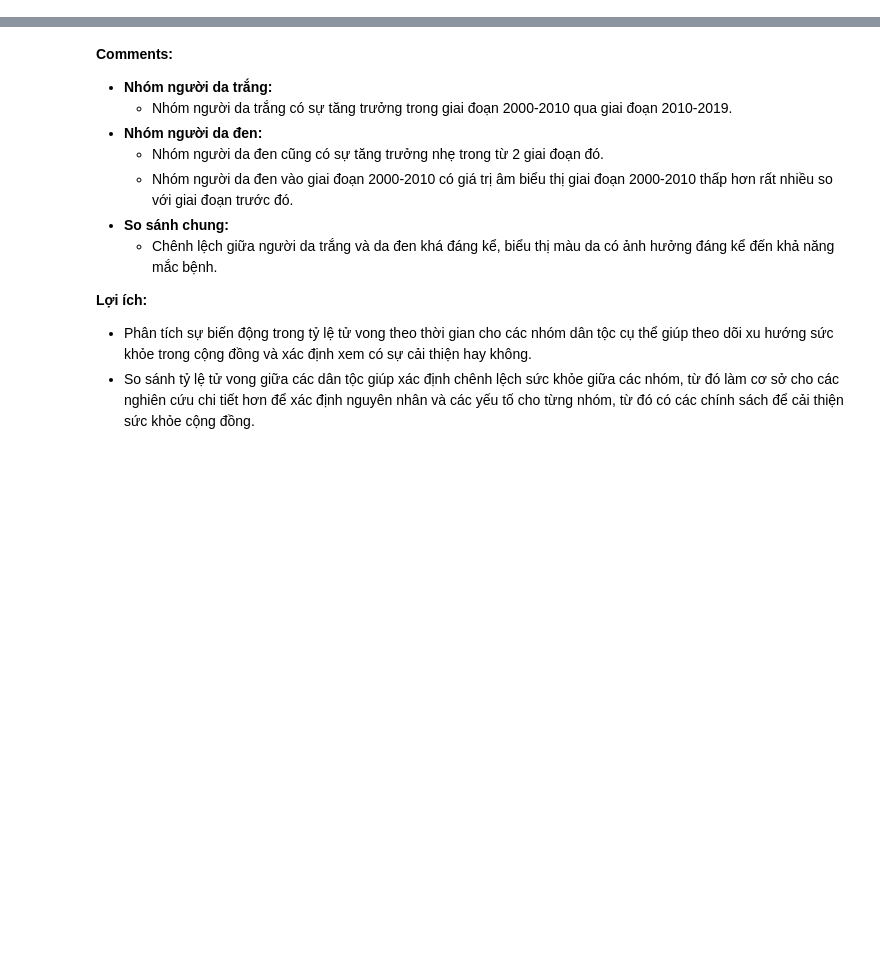
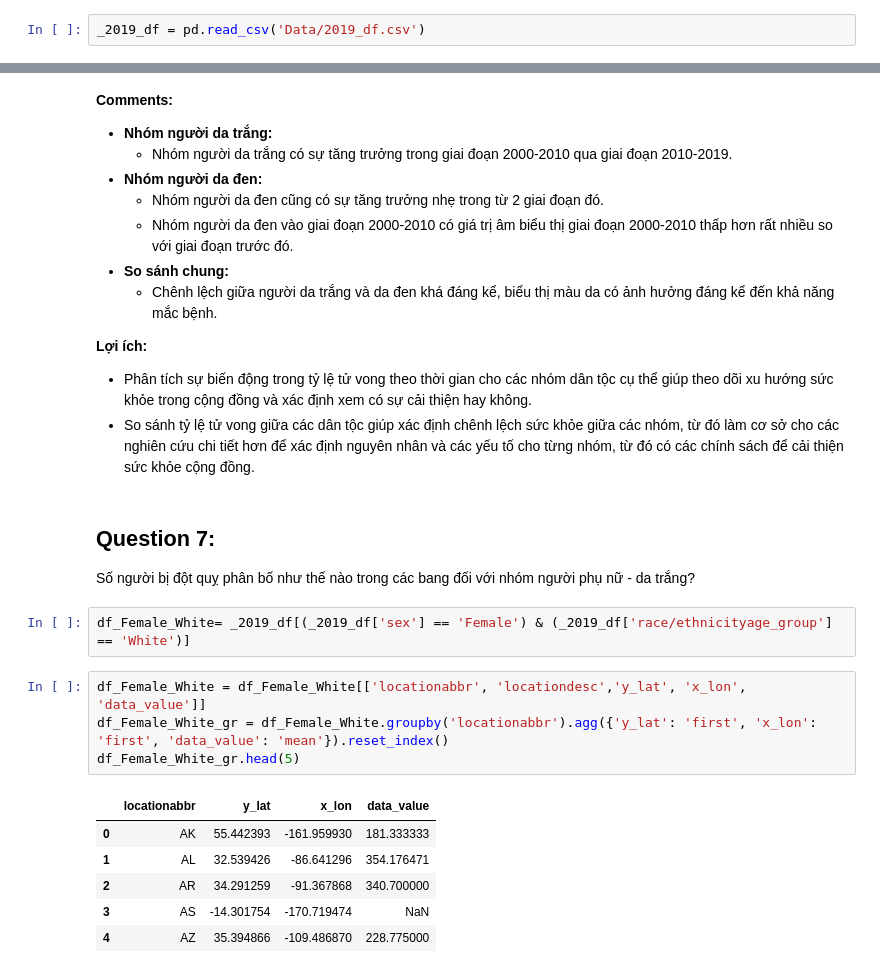
Before and after one commit to GenNyu/Intro2DS, a Jupyter notebook: Make_questions.ipynb, the cells around one changed output, grey strips where cells are left out. Saved outputs shown, nothing was run; the diff lists cells and outputs as text; blank space fills up the shorter version.

```diff
--- a/Make_questions.ipynb
+++ b/Make_questions.ipynb
@@ -8,6 +10,8 @@ First, let's read data in to DataFrame
 smoothed_rate_df = pd.read_csv('./Data/smoothed_rate_df.csv')
 # %%
 total_percent_df = pd.read_csv('./Data/total_percent_df.csv')
+# %%
+_2019_df = pd.read_csv('Data/2019_df.csv')
 # %% [markdown]
 ## Question 1:
 Sự khác biệt giữa các nhóm dân tộc: Tỷ lệ này khác nhau như thế nào giữa các nhóm dân tộc khác nhau? Có sự khác biệt đáng kể về tỷ lệ giữa các nhóm dân tộc?
@@ -289,3 +280,19 @@ plt.show()
 **Lợi ích:**
 - Phân tích sự biến động trong tỷ lệ tử vong theo thời gian cho các nhóm dân tộc cụ thể giúp theo dõi xu hướng sức khỏe trong cộng đồng và xác định xem có sự cải thiện hay không.
 - So sánh tỷ lệ tử vong giữa các dân tộc giúp xác định chênh lệch sức khỏe giữa các nhóm, từ đó làm cơ sở cho các nghiên cứu chi tiết hơn để xác định nguyên nhân và các yếu tố cho từng nhóm, từ đó có các chính sách để cải thiện sức khỏe cộng đồng.
+# %% [markdown]
+## Question 7:
+Số người bị đột quỵ phân bố như thế nào trong các bang đối với nhóm người phụ nữ - da trắng?
+# %%
+df_Female_White= _2019_df[(_2019_df['sex'] == 'Female') & (_2019_df['race/ethnicityage_group'] == 'White')]
+# %%
+df_Female_White = df_Female_White[['locationabbr', 'locationdesc','y_lat', 'x_lon', 'data_value']]
+df_Female_White_gr = df_Female_White.groupby('locationabbr').agg({'y_lat': 'first', 'x_lon': 'first', 'data_value': 'mean'}).reset_index()
+df_Female_White_gr.head(5)
+# %% [output]
+|  | locationabbr | y_lat | x_lon | data_value |
+| 0 | AK | 55.442393 | -161.959930 | 181.333333 |
+| 1 | AL | 32.539426 | -86.641296 | 354.176471 |
+| 2 | AR | 34.291259 | -91.367868 | 340.700000 |
+| 3 | AS | -14.301754 | -170.719474 | NaN |
+| 4 | AZ | 35.394866 | -109.486870 | 228.775000 |
```
Also changed, not shown: parts of 6 cells of this notebook.
